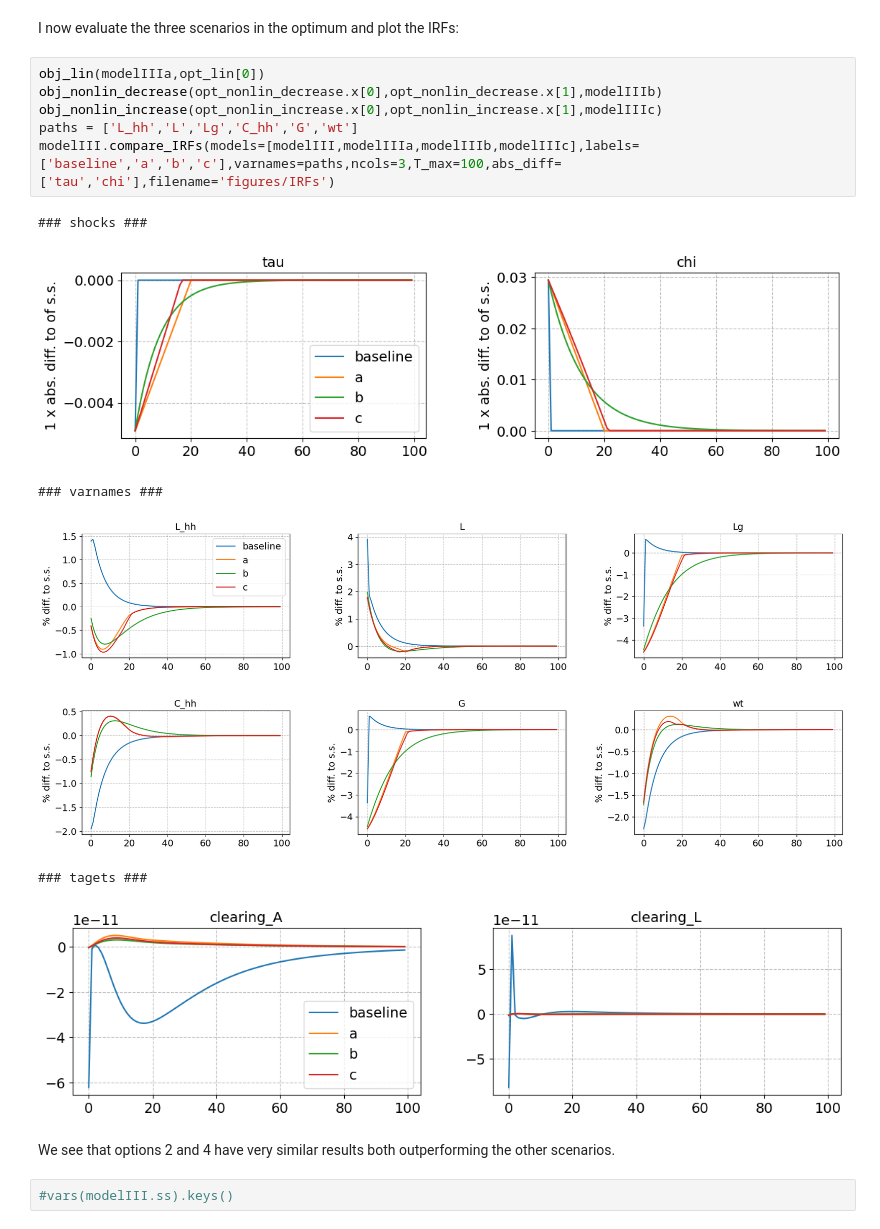
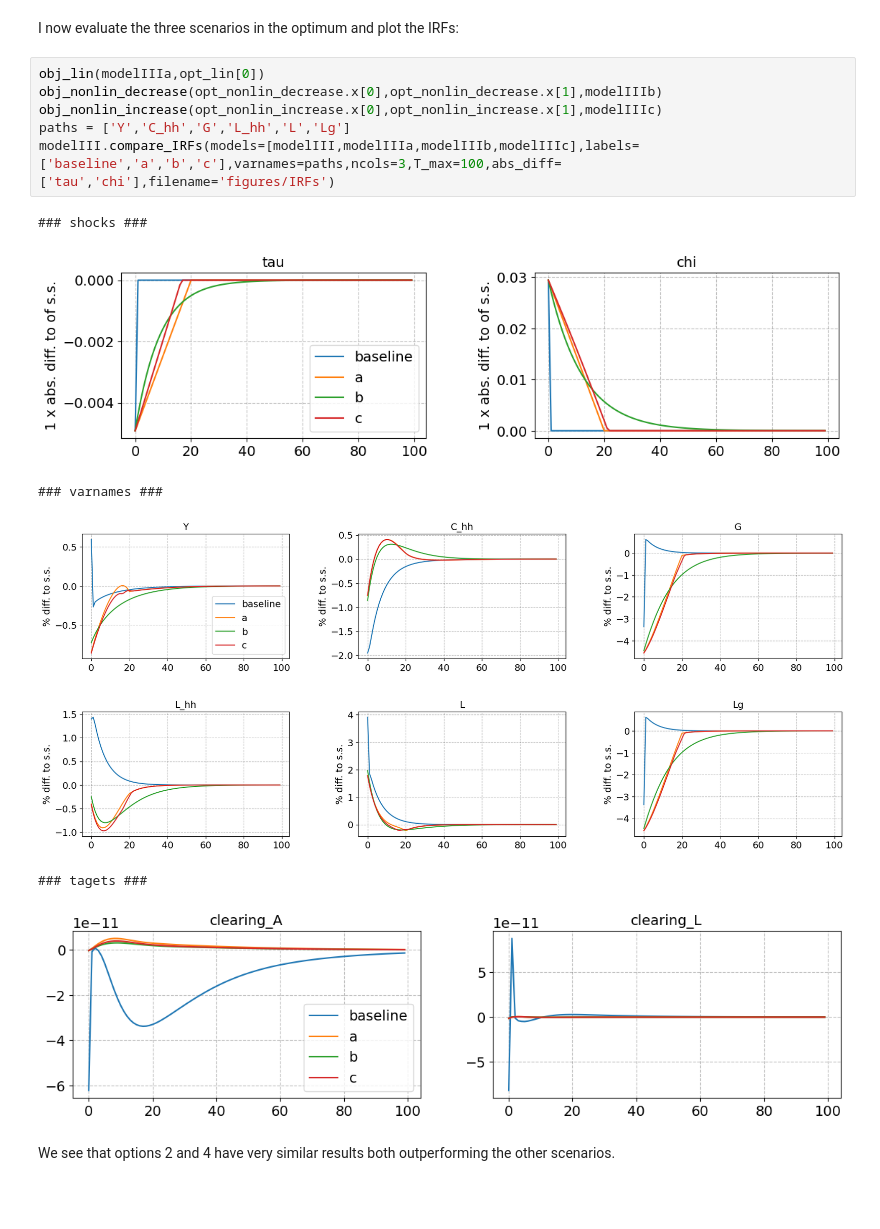
Before and after one commit to JohanOelgaard/AdvMacroHetAgent, a Jupyter notebook: Assignment 2/v1.4 (handed in)/HANCWelfareModel.ipynb, the cells around one changed output. Saved outputs shown, nothing was run; the diff lists cells and outputs as text; blank space fills up the shorter version.

```diff
--- a/Assignment 2/v1.4 (handed in)/HANCWelfareModel.ipynb
+++ b/Assignment 2/v1.4 (handed in)/HANCWelfareModel.ipynb
@@ -492,17 +489,15 @@ I now evaluate the three scenarios in the optimum and plot the IRFs:
 # %%
 obj_lin(modelIIIa,opt_lin[0])
 obj_nonlin_decrease(opt_nonlin_decrease.x[0],opt_nonlin_decrease.x[1],modelIIIb)
 obj_nonlin_increase(opt_nonlin_increase.x[0],opt_nonlin_increase.x[1],modelIIIc)
-paths = ['L_hh','L','Lg','C_hh','G','wt']
+paths = ['Y','C_hh','G','L_hh','L','Lg']
 modelIII.compare_IRFs(models=[modelIII,modelIIIa,modelIIIb,modelIIIc],labels=['baseline','a','b','c'],varnames=paths,ncols=3,T_max=100,abs_diff=['tau','chi'],filename='figures/IRFs')
 # %% [output]
 ### shocks ###
 [figure]
 ### varnames ###
-[figure, old version]
+[figure, new version]
 ### tagets ###
 [figure]
 # %% [markdown]
 We see that options 2 and 4 have very similar results both outperforming the other scenarios.
-# %%
-#vars(modelIII.ss).keys()
```
Also changed, not shown: parts of 13 cells of this notebook, 4 other files.
